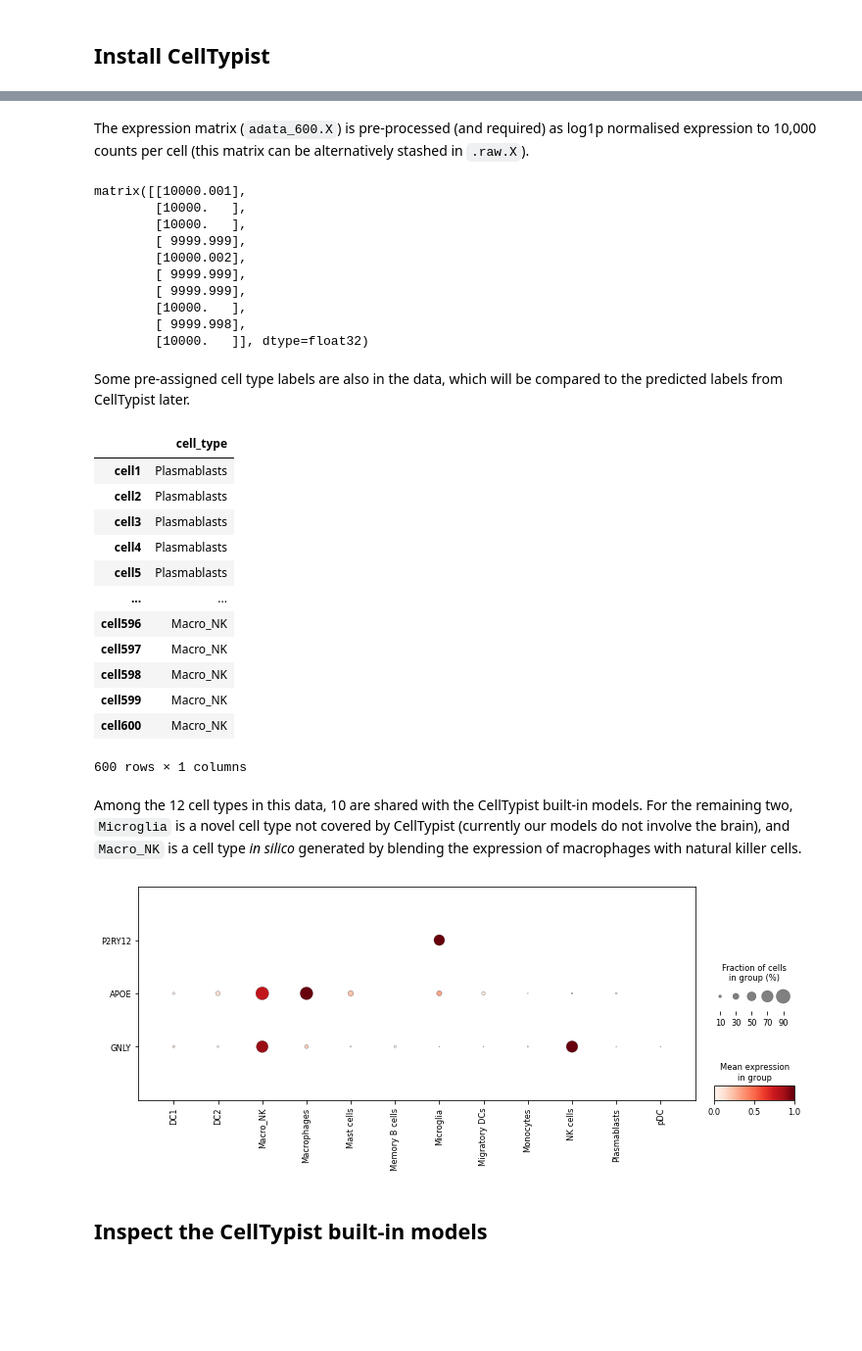
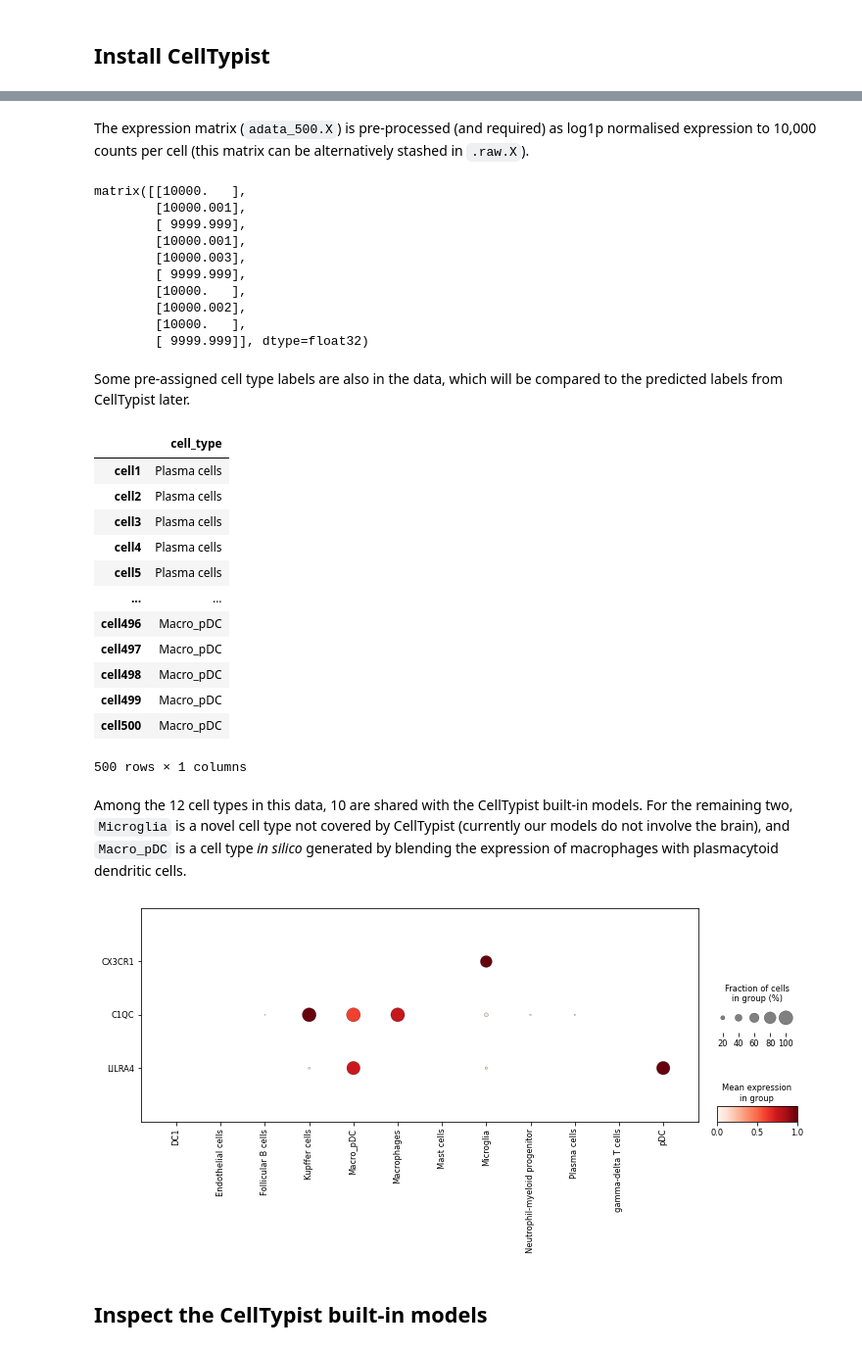
Before and after one commit to Teichlab/celltypist, a Jupyter notebook: notebook/celltypist_tutorial_ml.ipynb, the cells around one changed output, grey strips where cells are left out. Shown at 98% size. Drawn from its saved outputs; the diff is of its cells as text; code cells hidden in the pictures; blank space fills up the shorter version.

Commit message:
Update notebook2

```diff
--- a/notebook/celltypist_tutorial_ml.ipynb
+++ b/notebook/celltypist_tutorial_ml.ipynb
@@ -40,3 +40,3 @@ from celltypist import models
 # %%
-adata_600 = sc.read('celltypist_demo_folder/demo_600_cells.h5ad', backup_url = 'https://celltypist.cog.sanger.ac.uk/Notebook_demo_data/demo_600_cells.h5ad')
+adata_500 = sc.read('celltypist_demo_folder/demo_500_cells.h5ad', backup_url = 'https://celltypist.cog.sanger.ac.uk/Notebook_demo_data/demo_500_cells.h5ad')
 # %% [markdown]
@@ -48,42 +48,42 @@ adata_600.shape
 # %% [markdown]
-The expression matrix (`adata_600.X`) is pre-processed (and required) as log1p normalised expression to 10,000 counts per cell (this matrix can be alternatively stashed in `.raw.X`).
+The expression matrix (`adata_500.X`) is pre-processed (and required) as log1p normalised expression to 10,000 counts per cell (this matrix can be alternatively stashed in `.raw.X`).
 # %%
-adata_600.X.expm1().sum(axis = 1)[:10]
+adata_500.X.expm1().sum(axis = 1)[:10]
 # %% [output]
-matrix([[10000.001],
-        [10000.   ],
-        [10000.   ],
+matrix([[10000.   ],
+        [10000.001],
         [ 9999.999],
-        [10000.002],
-        [ 9999.999],
+        [10000.001],
+        [10000.003],
         [ 9999.999],
         [10000.   ],
-        [ 9999.998],
-        [10000.   ]], dtype=float32)
+        [10000.002],
+        [10000.   ],
+        [ 9999.999]], dtype=float32)
 # %% [markdown]
 Some pre-assigned cell type labels are also in the data, which will be compared to the predicted labels from CellTypist later.
 # %%
-adata_600.obs
+adata_500.obs
 # %% [output]
 |  | cell_type |
-| cell1 | Plasmablasts |
-| cell2 | Plasmablasts |
-| cell3 | Plasmablasts |
-| cell4 | Plasmablasts |
-| cell5 | Plasmablasts |
+| cell1 | Plasma cells |
+| cell2 | Plasma cells |
+| cell3 | Plasma cells |
+| cell4 | Plasma cells |
+| cell5 | Plasma cells |
 | ... | ... |
-| cell596 | Macro_NK |
-| cell597 | Macro_NK |
-| cell598 | Macro_NK |
-| cell599 | Macro_NK |
-| cell600 | Macro_NK |
+| cell496 | Macro_pDC |
+| cell497 | Macro_pDC |
+| cell498 | Macro_pDC |
+| cell499 | Macro_pDC |
+| cell500 | Macro_pDC |
-600 rows × 1 columns
+500 rows × 1 columns
 # %% [markdown]
-Among the 12 cell types in this data, 10 are shared with the CellTypist built-in models. For the remaining two, `Microglia` is a novel cell type not covered by CellTypist (currently our models do not involve the brain), and `Macro_NK` is a cell type *in silico* generated by blending the expression of macrophages with natural killer cells.
+Among the 12 cell types in this data, 10 are shared with the CellTypist built-in models. For the remaining two, `Microglia` is a novel cell type not covered by CellTypist (currently our models do not involve the brain), and `Macro_pDC` is a cell type *in silico* generated by blending the expression of macrophages with plasmacytoid dendritic cells.
 # %%
-sc.pl.dotplot(adata_600, ['P2RY12', 'APOE', 'GNLY'], groupby = 'cell_type', swap_axes = True, standard_scale = 'var', figsize = [12, 4])
+sc.pl.dotplot(adata_500, ['CX3CR1', 'C1QC', 'LILRA4'], groupby = 'cell_type', swap_axes = True, standard_scale = 'var', figsize = [12, 4])
 # %% [output]
-[figure, old version]
+[figure, new version]
 # %% [markdown]
 ## Inspect the CellTypist built-in models
 # %% [markdown]
```
Also changed, not shown: parts of 37 cells of this notebook.
